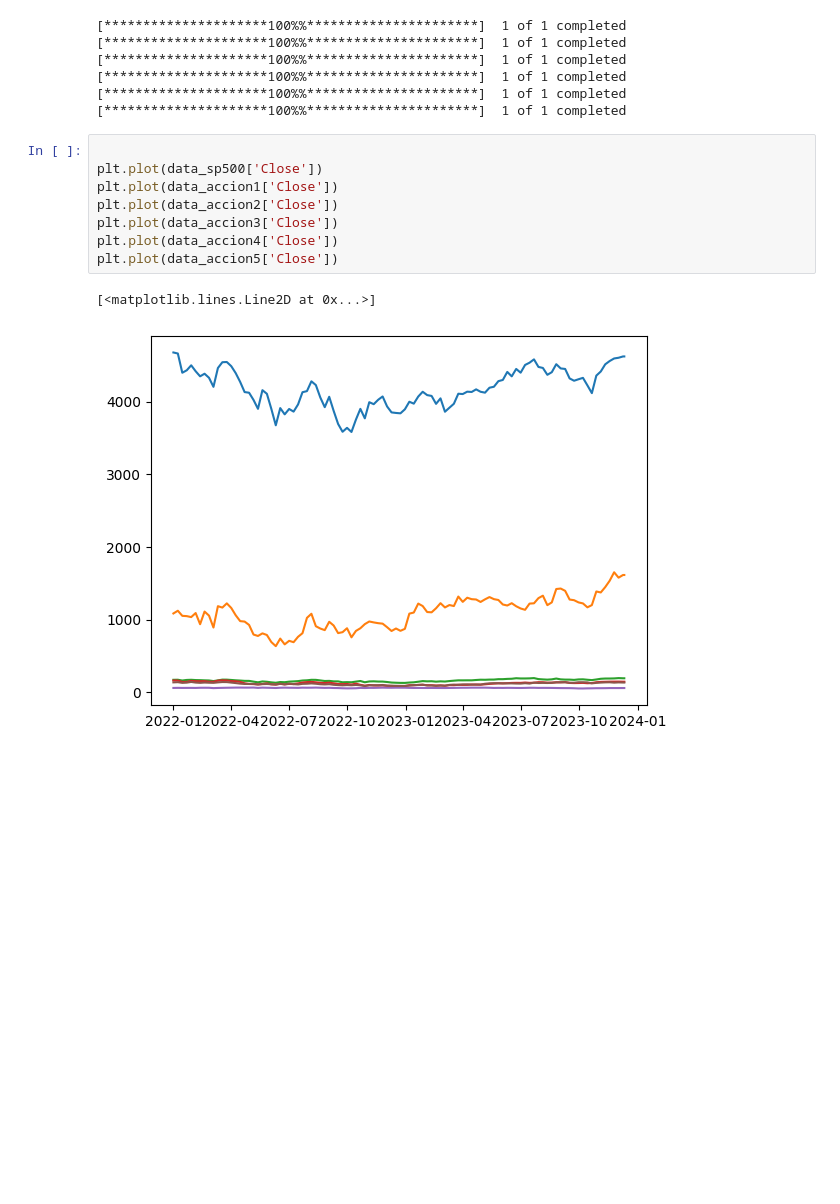
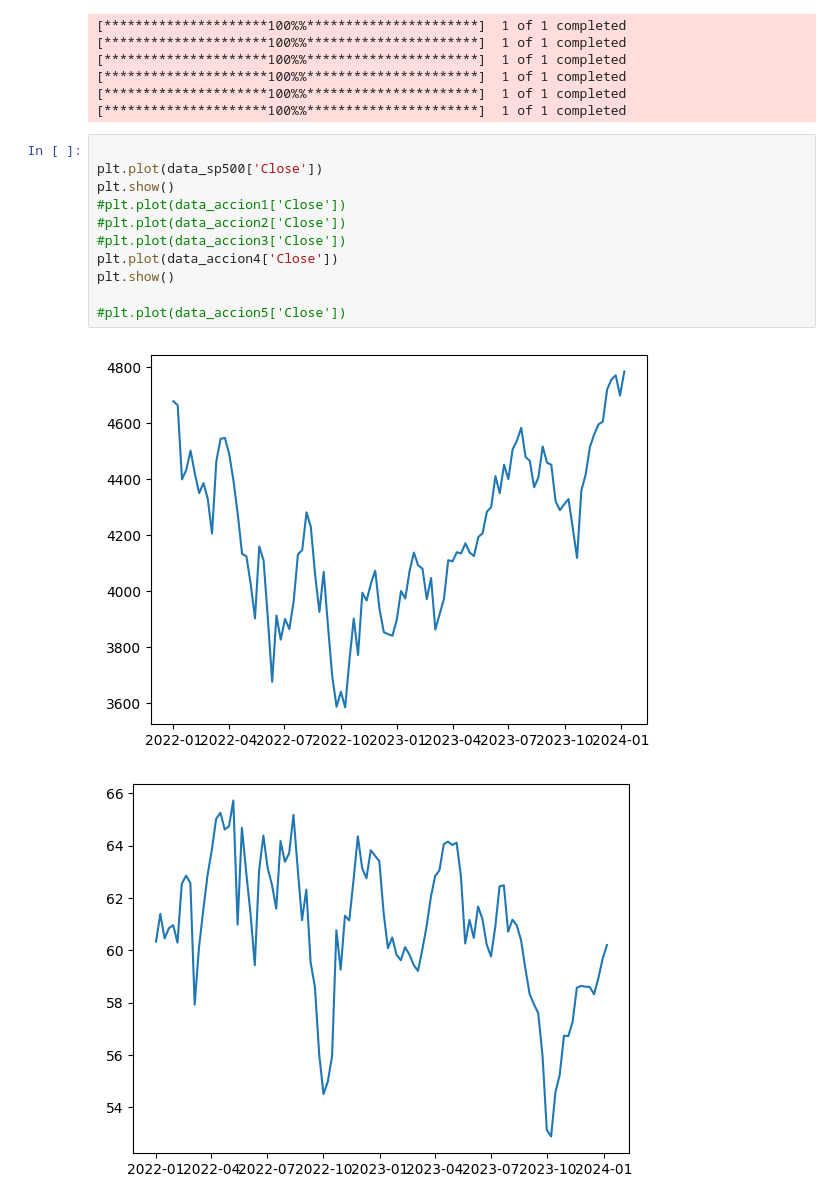
Before and after one commit to gastonbenitez2001/Exploracion-de-datos, a Jupyter notebook: src/acciones exploracion/relacion_sp500_acciones.ipynb, the cells around one changed output. Cells and saved outputs as stored; diff of their text form; blank space fills up the shorter version.

```diff
--- a/src/acciones exploracion/relacion_sp500_acciones.ipynb
+++ b/src/acciones exploracion/relacion_sp500_acciones.ipynb
@@ -39,11 +42,14 @@ data_accion5 = yf.download(etiqueta_5,start=start_data,end=end_data, interval =
 # %%
 
 plt.plot(data_sp500['Close'])
-plt.plot(data_accion1['Close'])
-plt.plot(data_accion2['Close'])
-plt.plot(data_accion3['Close'])
+plt.show()
+#plt.plot(data_accion1['Close'])
+#plt.plot(data_accion2['Close'])
+#plt.plot(data_accion3['Close'])
 plt.plot(data_accion4['Close'])
-plt.plot(data_accion5['Close'])
+plt.show()
+
+#plt.plot(data_accion5['Close'])
 # %% [output]
-[<matplotlib.lines.Line2D at 0x...>]
-[figure, old version]
+[figure, new version]
+[figure, added]
```
Also changed, not shown: parts of 6 cells of this notebook.
